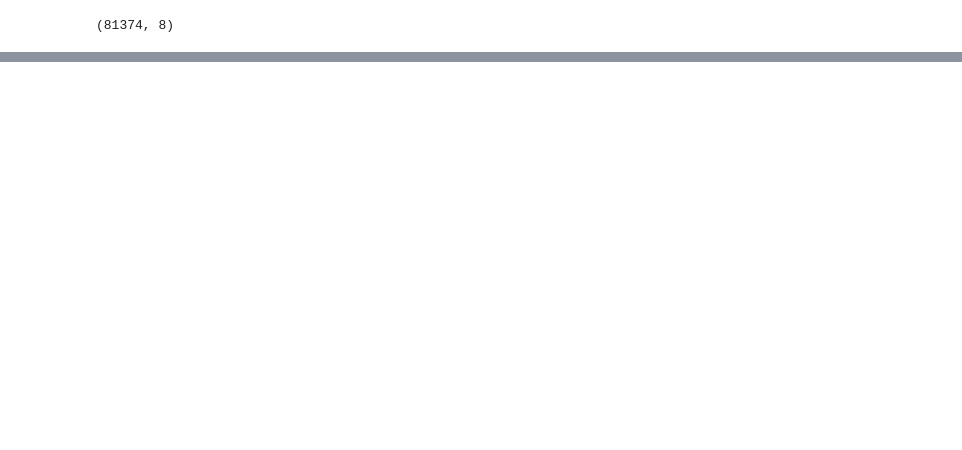
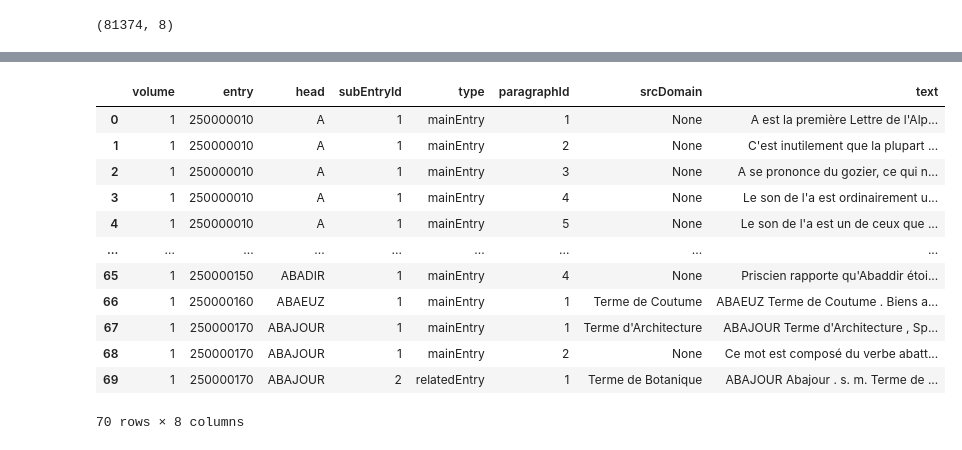
Before and after one commit to ludovicmoncla/trevoux, a Jupyter notebook: 1743_Le_Robert/3.TEI_to_TSV.ipynb, the cells around one changed output, grey strips where cells are left out. Drawn from its saved outputs; the diff is of its cells as text; code cells hidden in the pictures; blank space fills up the shorter version.

```diff
--- a/1743_Le_Robert/3.TEI_to_TSV.ipynb
+++ b/1743_Le_Robert/3.TEI_to_TSV.ipynb
@@ -146,0 +271,16 @@ df.shape
+# %%
+df.head(70)
+# %% [output]
+|  | volume | entry | head | subEntryId | type | paragraphId | srcDomain | text |
+| 0 | 1 | 250000010 | A | 1 | mainEntry | 1 | None | A est la première Lettre de l'Alp... |
+| 1 | 1 | 250000010 | A | 1 | mainEntry | 2 | None | C'est inutilement que la plupart ... |
+| 2 | 1 | 250000010 | A | 1 | mainEntry | 3 | None | A se prononce du gozier, ce qui n... |
+| 3 | 1 | 250000010 | A | 1 | mainEntry | 4 | None | Le son de l'a est ordinairement u... |
+| 4 | 1 | 250000010 | A | 1 | mainEntry | 5 | None | Le son de l'a est un de ceux que ... |
+| ... | ... | ... | ... | ... | ... | ... | ... | ... |
+| 65 | 1 | 250000150 | ABADIR | 1 | mainEntry | 4 | None | Priscien rapporte qu'Abaddir étoi... |
+| 66 | 1 | 250000160 | ABAEUZ | 1 | mainEntry | 1 | Terme de Coutume | ABAEUZ Terme de Coutume . Biens a... |
+| 67 | 1 | 250000170 | ABAJOUR | 1 | mainEntry | 1 | Terme d'Architecture | ABAJOUR Terme d'Architecture , Sp... |
+| 68 | 1 | 250000170 | ABAJOUR | 1 | mainEntry | 2 | None | Ce mot est composé du verbe abatt... |
+| 69 | 1 | 250000170 | ABAJOUR | 2 | relatedEntry | 1 | Terme de Botanique | ABAJOUR Abajour . s. m. Terme de ... |
+70 rows × 8 columns
```
Also changed, not shown: parts of 10 cells of this notebook.
